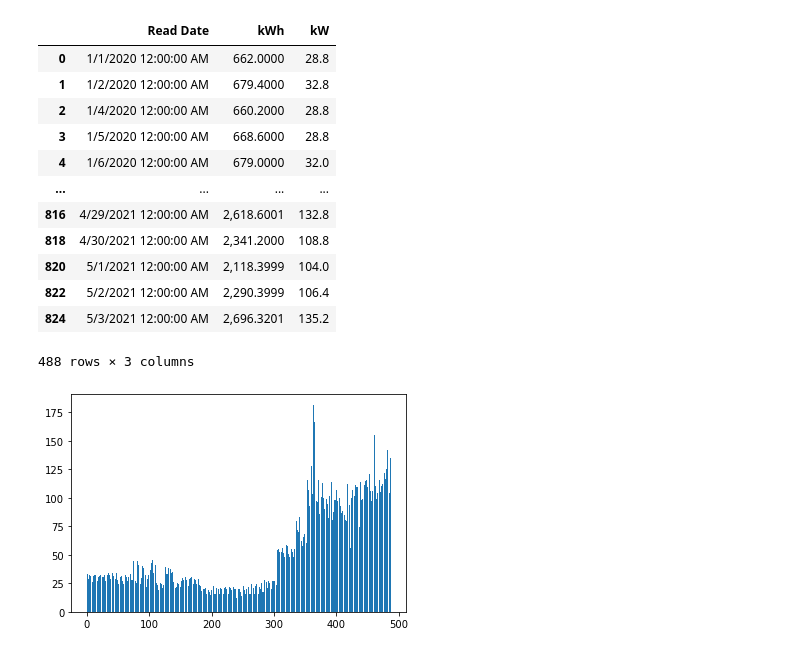
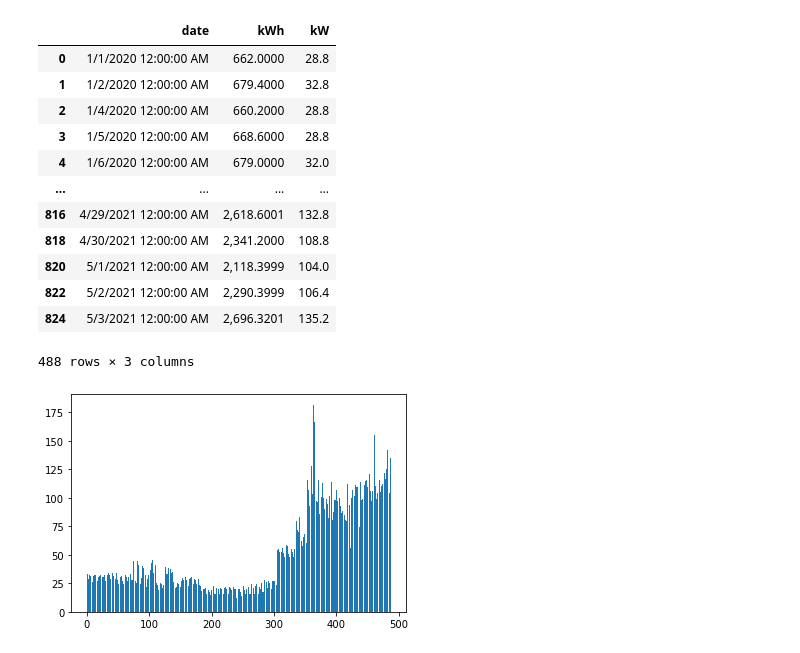
Before and after one commit to jacksonkennedynorris/green_centre, a Jupyter notebook: GreenProject.ipynb, the cells around one changed output. Saved outputs shown, nothing was run; the diff lists cells and outputs as text; code cells hidden in the pictures.

```diff
--- a/GreenProject.ipynb
+++ b/GreenProject.ipynb
@@ -5,6 +6,6 @@ import matplotlib.pyplot as plt
 # %%
-def rename_cols(dataframe,building):
-    dataframe.rename(columns = {"kWh": str(building+"_kWh"),"kW": str(building + "_kW")},inplace = True)
+def rename_cols(dataframe):
+    dataframe.rename(columns = {"Read Date":"date"},inplace = True)
     dataframe.head()
 # %%
 def assert_string(dataframe):
@@ -26,11 +31,12 @@ def plot_daily_data_capacity(dataframe,capacity):
 # %%
 olin = pd.read_csv("olin_daily.csv")
 #rename_cols(olin,"olin")
 day = [i for i in range(len(olin['Read Date']))]
 olin = olin[olin.kW.notnull()]
+rename_cols(olin)
 olin
 # %% [output]
-|  | Read Date | kWh | kW |
+|  | date | kWh | kW |
 | 0 | 1/1/2020 12:00:00 AM | 662.0000 | 28.8 |
 | 1 | 1/2/2020 12:00:00 AM | 679.4000 | 32.8 |
 | 2 | 1/4/2020 12:00:00 AM | 660.2000 | 28.8 |
```
Also changed, not shown: parts of 10 cells of this notebook.
